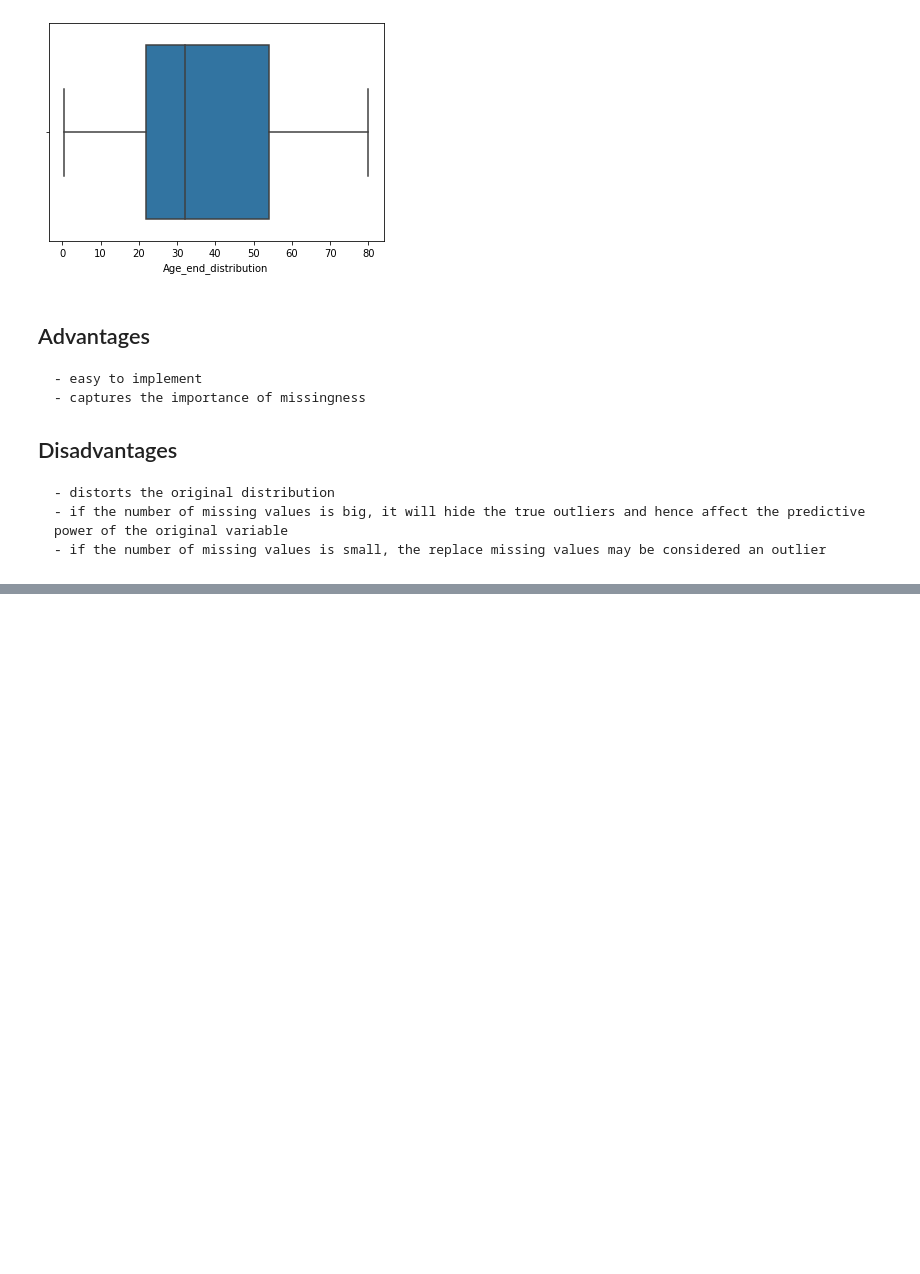
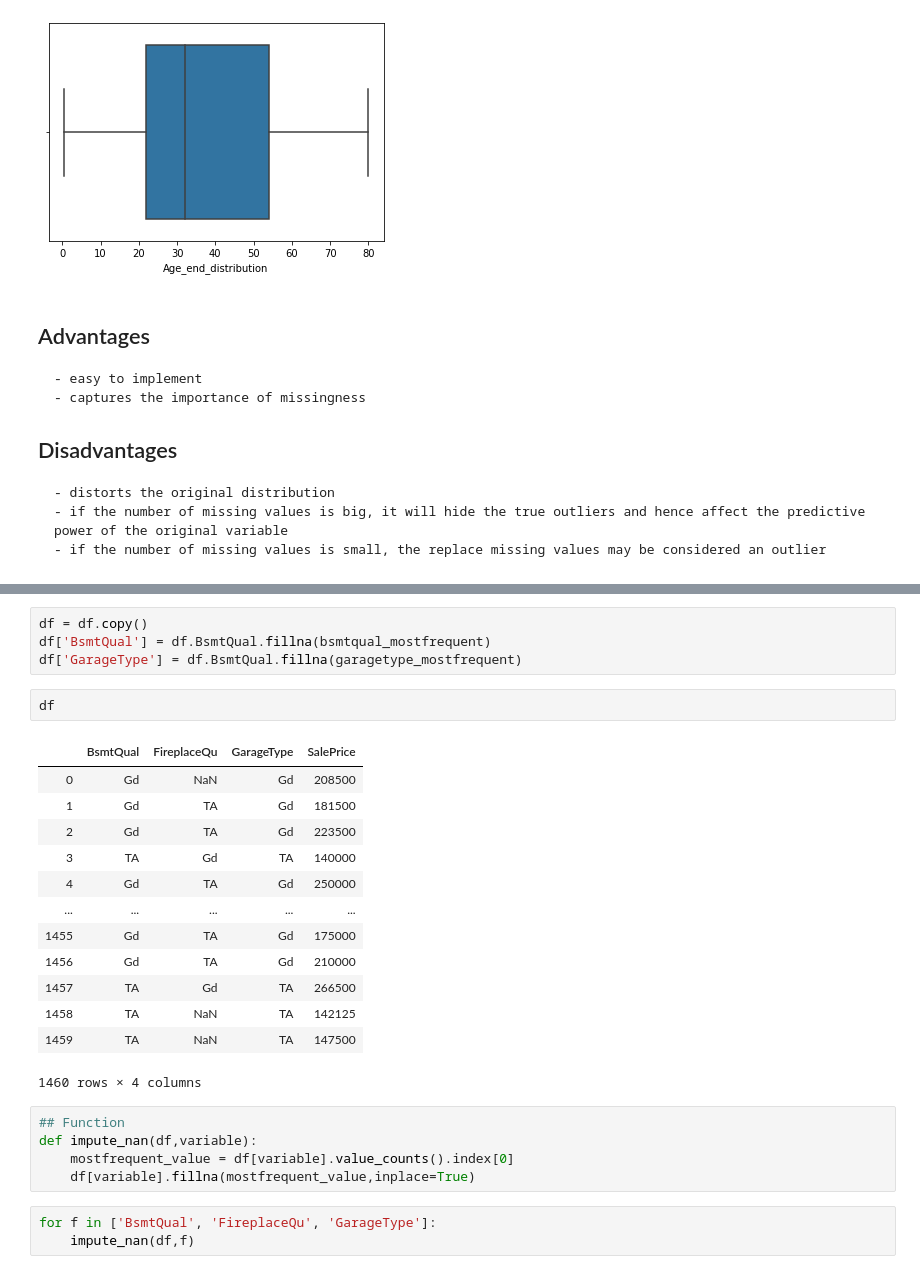
Before and after one commit to pcrespoo/keep-coding, a Jupyter notebook: Feature_Engineering_Playlist/missing_values_handling.ipynb, the cells around one changed output, grey strips where cells are left out. Cells and saved outputs as stored; diff of their text form; blank space fills up the shorter version.

```diff
--- a/Feature_Engineering_Playlist/missing_values_handling.ipynb
+++ b/Feature_Engineering_Playlist/missing_values_handling.ipynb
@@ -311,0 +404,28 @@ sns.boxplot('Age_end_distribution',data=df)
+# %%
+df = df.copy()
+df['BsmtQual'] = df.BsmtQual.fillna(bsmtqual_mostfrequent)
+df['GarageType'] = df.BsmtQual.fillna(garagetype_mostfrequent)
+# %%
+df
+# %% [output]
+|  | BsmtQual | FireplaceQu | GarageType | SalePrice |
+| 0 | Gd | NaN | Gd | 208500 |
+| 1 | Gd | TA | Gd | 181500 |
+| 2 | Gd | TA | Gd | 223500 |
+| 3 | TA | Gd | TA | 140000 |
+| 4 | Gd | TA | Gd | 250000 |
+| ... | ... | ... | ... | ... |
+| 1455 | Gd | TA | Gd | 175000 |
+| 1456 | Gd | TA | Gd | 210000 |
+| 1457 | TA | Gd | TA | 266500 |
+| 1458 | TA | NaN | TA | 142125 |
+| 1459 | TA | NaN | TA | 147500 |
+1460 rows × 4 columns
+# %%
+## Function
+def impute_nan(df,variable):
+    mostfrequent_value = df[variable].value_counts().index[0]
+    df[variable].fillna(mostfrequent_value,inplace=True)
+# %%
+for f in ['BsmtQual', 'FireplaceQu', 'GarageType']:
+    impute_nan(df,f)
```
Also changed, not shown: parts of 29 cells of this notebook, 4 other files.
